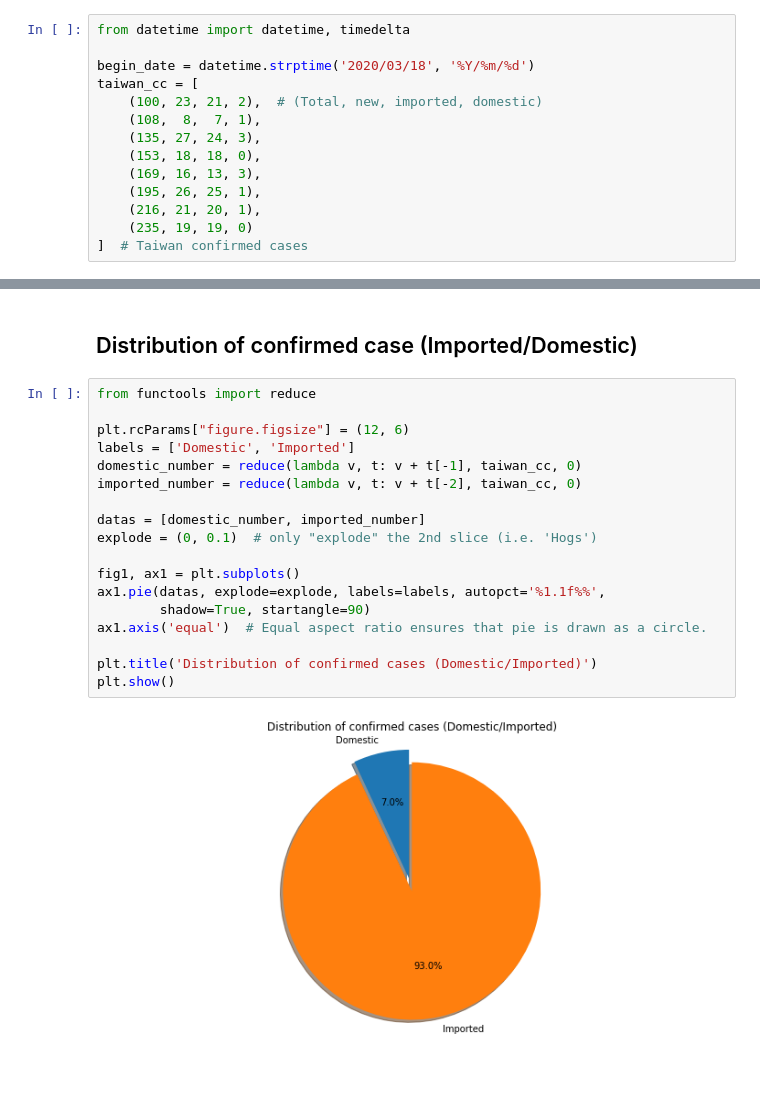
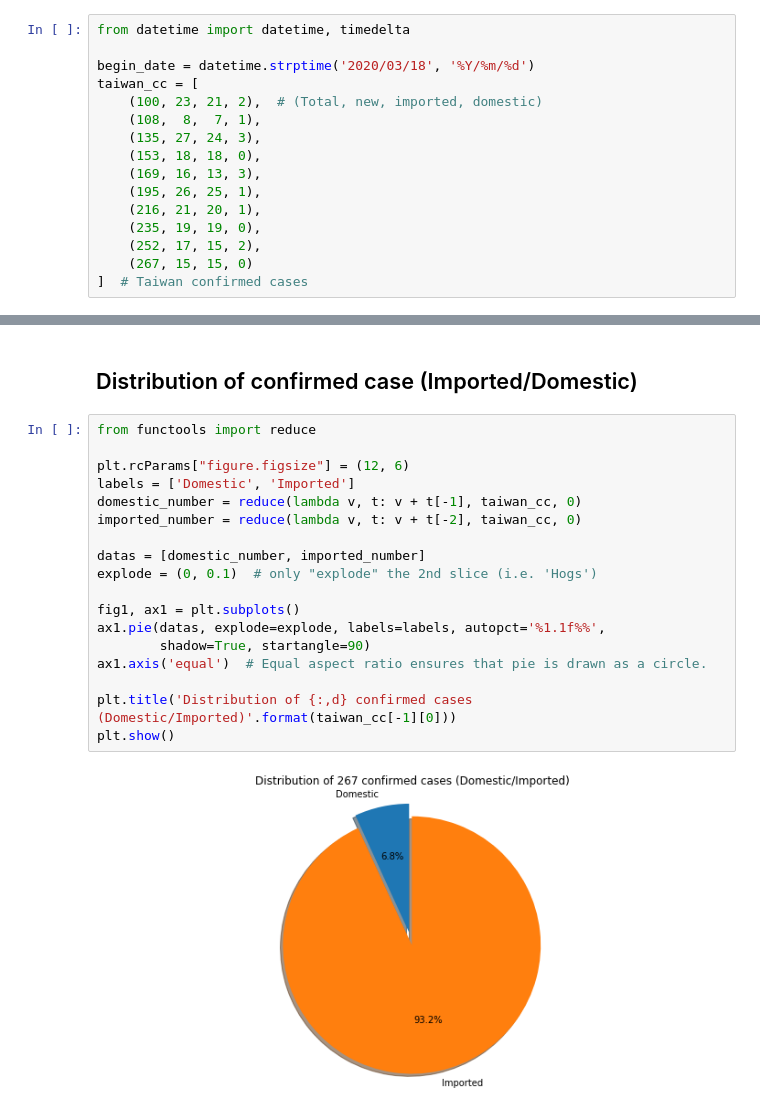
Before and after one commit to johnklee/covid19_data, a Jupyter notebook: tokyo_confirmed_cases.ipynb, the cells around one changed output, grey strips where cells are left out. Cells and saved outputs as stored; diff of their text form; blank space fills up the shorter version.

Commit message:
Update confirmed cases from 3/27

```diff
--- a/tokyo_confirmed_cases.ipynb
+++ b/tokyo_confirmed_cases.ipynb
@@ -23,7 +25,9 @@ taiwan_cc = [
     (169, 16, 13, 3),
     (195, 26, 25, 1),
     (216, 21, 20, 1),
-    (235, 19, 19, 0)
+    (235, 19, 19, 0),
+    (252, 17, 15, 2),
+    (267, 15, 15, 0)
 ]  # Taiwan confirmed cases
 # %% [markdown]
 ## Trending Line Chart
@@ -73,20 +77,20 @@ plt.show()
 # %%
 from functools import reduce
 
 plt.rcParams["figure.figsize"] = (12, 6)
 labels = ['Domestic', 'Imported']
 domestic_number = reduce(lambda v, t: v + t[-1], taiwan_cc, 0)
 imported_number = reduce(lambda v, t: v + t[-2], taiwan_cc, 0)
 
 datas = [domestic_number, imported_number]
 explode = (0, 0.1)  # only "explode" the 2nd slice (i.e. 'Hogs')
 
 fig1, ax1 = plt.subplots()
 ax1.pie(datas, explode=explode, labels=labels, autopct='%1.1f%%',
         shadow=True, startangle=90)
 ax1.axis('equal')  # Equal aspect ratio ensures that pie is drawn as a circle.
 
-plt.title('Distribution of confirmed cases (Domestic/Imported)')
+plt.title('Distribution of {:,d} confirmed cases (Domestic/Imported)'.format(taiwan_cc[-1][0]))
 plt.show()
 # %% [output]
-[figure, old version]
+[figure, new version]
```
Also changed, not shown: parts of 2 cells of this notebook.
